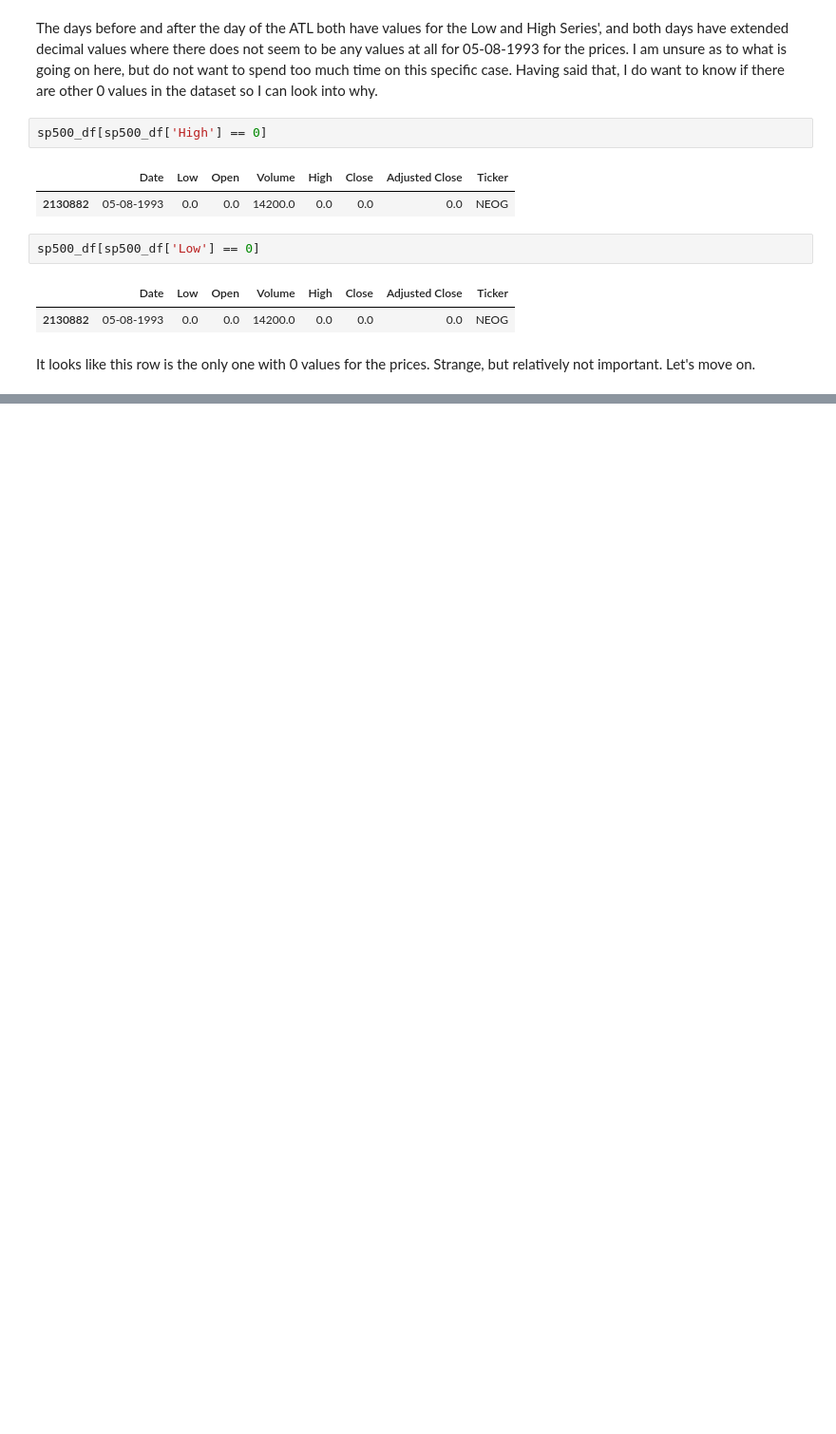
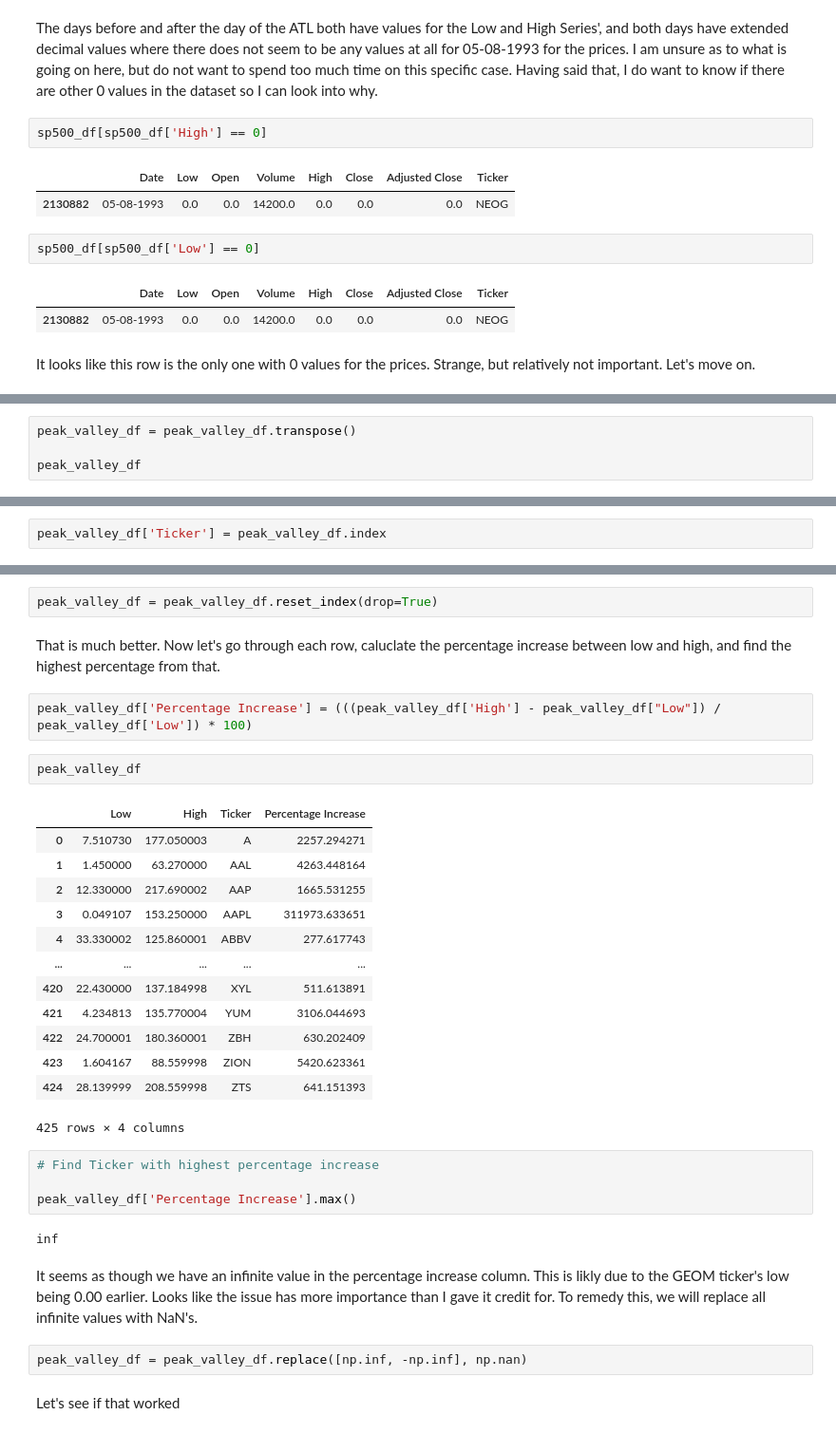
Before and after one commit to moferg/stock-market-analysis, a Jupyter notebook: stocks.ipynb, the cells around one changed output, grey strips where cells are left out. Shown at 95% size. Drawn from its saved outputs; the diff is of its cells as text; blank space fills up the shorter version.

Commit message:
found out company with largest percentage increase

```diff
--- a/stocks.ipynb
+++ b/stocks.ipynb
@@ -235,0 +287,4 @@ It looks like this row is the only one with 0 values for the prices. Strange, bu
+# %%
+peak_valley_df = peak_valley_df.transpose()
+
+peak_valley_df
@@ -235,0 +316,2 @@ It looks like this row is the only one with 0 values for the prices. Strange, bu
+# %%
+peak_valley_df['Ticker'] = peak_valley_df.index
@@ -235,0 +335,34 @@ It looks like this row is the only one with 0 values for the prices. Strange, bu
+# %%
+peak_valley_df = peak_valley_df.reset_index(drop=True)
+# %% [markdown]
+That is much better. Now let's go through each row, caluclate the percentage increase between low and high, and find the highest percentage from that.
+# %%
+peak_valley_df['Percentage Increase'] = (((peak_valley_df['High'] - peak_valley_df["Low"]) / peak_valley_df['Low']) * 100)
+# %%
+peak_valley_df
+# %% [output]
+|  | Low | High | Ticker | Percentage Increase |
+| 0 | 7.510730 | 177.050003 | A | 2257.294271 |
+| 1 | 1.450000 | 63.270000 | AAL | 4263.448164 |
+| 2 | 12.330000 | 217.690002 | AAP | 1665.531255 |
+| 3 | 0.049107 | 153.250000 | AAPL | 311973.633651 |
+| 4 | 33.330002 | 125.860001 | ABBV | 277.617743 |
+| ... | ... | ... | ... | ... |
+| 420 | 22.430000 | 137.184998 | XYL | 511.613891 |
+| 421 | 4.234813 | 135.770004 | YUM | 3106.044693 |
+| 422 | 24.700001 | 180.360001 | ZBH | 630.202409 |
+| 423 | 1.604167 | 88.559998 | ZION | 5420.623361 |
+| 424 | 28.139999 | 208.559998 | ZTS | 641.151393 |
+425 rows × 4 columns
+# %%
+# Find Ticker with highest percentage increase
+
+peak_valley_df['Percentage Increase'].max()
+# %% [output]
+inf
+# %% [markdown]
+It seems as though we have an infinite value in the percentage increase column. This is likly due to the GEOM ticker's low being 0.00 earlier. Looks like the issue has more importance than I gave it credit for. To remedy this, we will replace all infinite values with NaN's.
+# %%
+peak_valley_df = peak_valley_df.replace([np.inf, -np.inf], np.nan)
+# %% [markdown]
+Let's see if that worked
```
Also changed, not shown: parts of 12 cells of this notebook.
